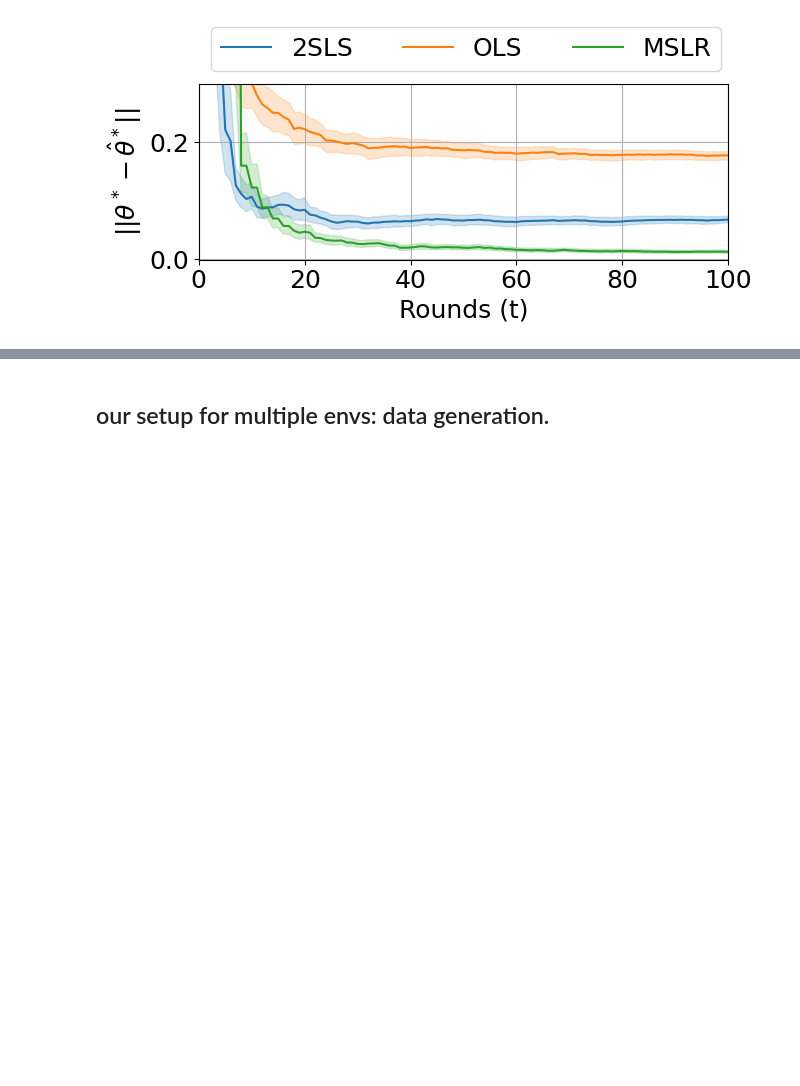
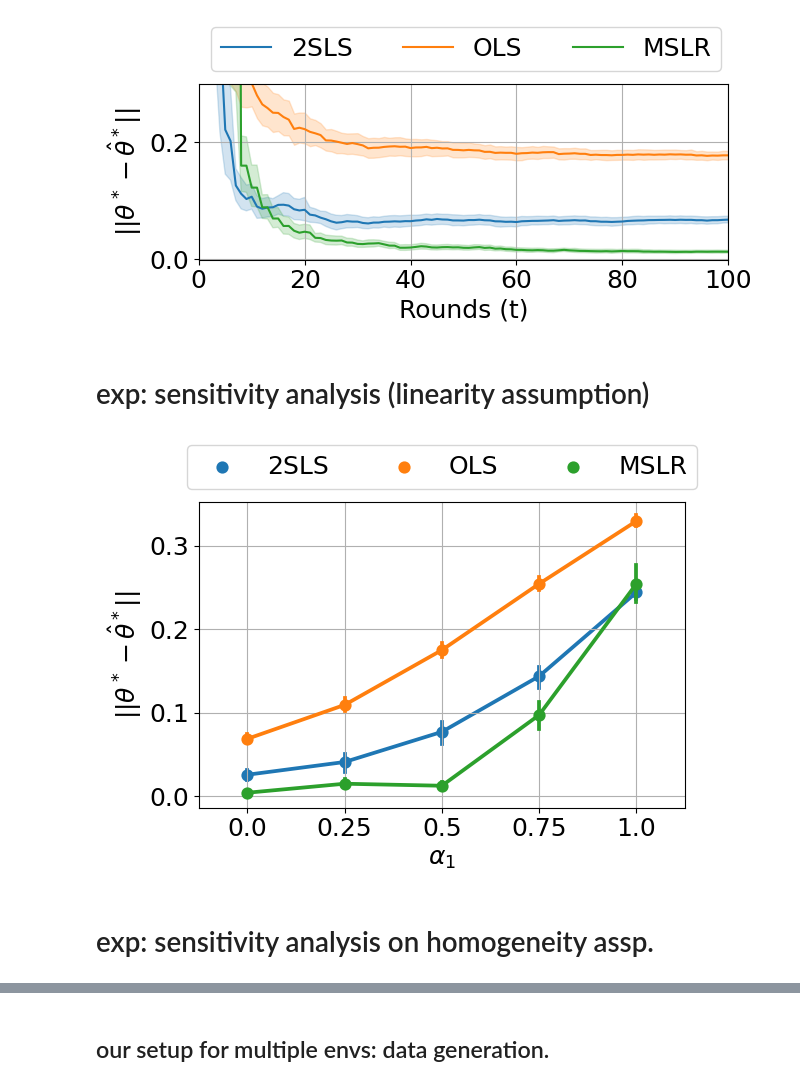
Before and after one commit to muandet-lab/causal-strategic-learning-with-selection, a Jupyter notebook: experiments.ipynb, the cells around one changed output, grey strips where cells are left out. Cells and saved outputs as stored; diff of their text form; code cells hidden in the pictures; blank space fills up the shorter version.

```diff
--- a/experiments.ipynb
+++ b/experiments.ipynb
@@ -13,10 +13,13 @@ import json
 import py.data_gen as data_gen
 import py.algos as algos
 
+os.makedirs('figures', exist_ok=True)
+
 # IMPORTANT: please set MODE, N_CORES (if MODE=='compute') and exp_dir_load (if MODE=='load')
 MODE = 'load'
 assert MODE in ('compute', 'load')
-N_CORES = 100 # if MODE=='compute', how many cores to use.
+
+N_CORES = 7 # if MODE=='compute', how many cores to use.
 exp_dir_load = "experiments/3848a72" # if MODE=='load', then set the directory to load results from.
 
 plt.rcParams.update({"font.size": 18})
@@ -115,6 +121,6 @@ plt.savefig("figures/haris-et-al-selection-dist.pdf")
 # %%
 if MODE=='compute':
-    n_runs = 50
+    n_runs = 10
     # ranking selection
     cmd = f"--num-applicants 100000 --applicants-per-round 1000 --clip --methods ols 2sls --envs-accept-rate .25 --rank-type prediction"
     args = algos.get_args(cmd)
@@ -191,8 +197,7 @@ plt.savefig("figures/harris-et-al-selection-results.pdf")
 # %% [markdown]
 # our setup: data generation
 # %%
-cmd = f"--num-applicants 100000 --applicants-per-round 1000 --scaled-duplicates sequence --fixed-effort-conversion --normalize --methods 2sls ols ours --envs-accept-rate .5"
-
+cmd = (f"--num-applicants 100000 --applicants-per-round 1000 --scaled-duplicates sequence --methods 2sls ols ours --envs-accept-rate .5 --normalize --fixed-effort-conversion")
 args = algos.get_args(cmd)
 pref_vect = args.pref_vect
 np.random.seed(1)
@@ -364,6 +368,6 @@ plt.savefig("figures/our-settings-data3.pdf")
 # %%
 if MODE=='compute':
-    n_runs = 50
+    n_runs = 10
     args = algos.get_args(cmd)
     args_list = [(s, args) for s in np.arange(n_runs)]
     with Pool(N_CORES) as p:
@@ -432,3 +436,5 @@ plt.tight_layout()
 plt.savefig("figures/our-settings-single-env.pdf")
 # %% [output]
 [figure]
+# %% [markdown]
+# exp: sensitivity analysis (linearity assumption)
@@ -434,0 +473,37 @@ plt.savefig("figures/our-settings-single-env.pdf")
+# %%
+# long format, for plotting.
+value_vars = [f"{m}_env{e}" for m in args.methods for e in range(args.num_envs)]
+dflong = pd.melt(
+    df, id_vars=("alpha",), value_vars=value_vars, var_name="env", value_name="error"
+)
+dflong
+dflong["method"] = dflong.env.apply(lambda x: "_".join(x.split("_")[:-1]))
+dflong["env"] = dflong.env.apply(lambda x: x.split("_")[-1])
+
+dflong["method"] = dflong["method"].astype("category")
+dflong["method"] = dflong["method"].cat.rename_categories(
+    {"ours": "MSLR", "ols": "OLS", "2sls": "2SLS"}
+)
+dflong
+
+fig,ax=plt.subplots()
+sns.pointplot(
+    data=dflong, x='alpha', y='error', hue='method'
+)
+ax.set_xlabel(r'$\alpha_1$')
+ax.set_ylabel(r'$||\theta^* - \hat{\theta}^* ||$')
+
+handles, labels = ax.get_legend_handles_labels()
+ax.grid()
+ax.legend(
+    handles=handles[:],
+    labels=labels[:],
+    ncol=3,
+    loc="lower center",
+    bbox_to_anchor=(0.5, 1),
+)
+plt.tight_layout()
+# %% [output]
+[figure, added]
+# %% [markdown]
+# exp: sensitivity analysis on homogeneity assp.
```
Also changed, not shown: parts of 27 cells of this notebook, 9 other files.
